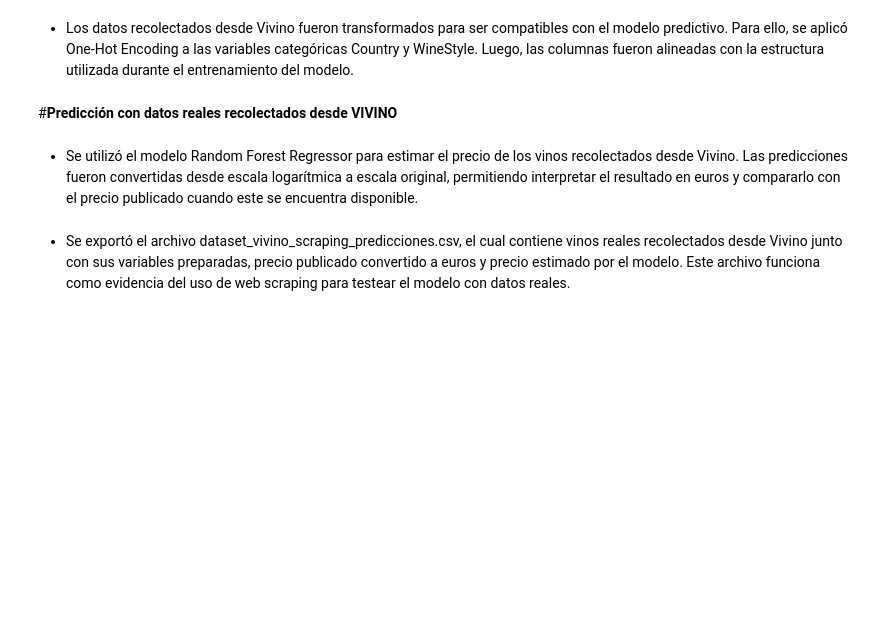
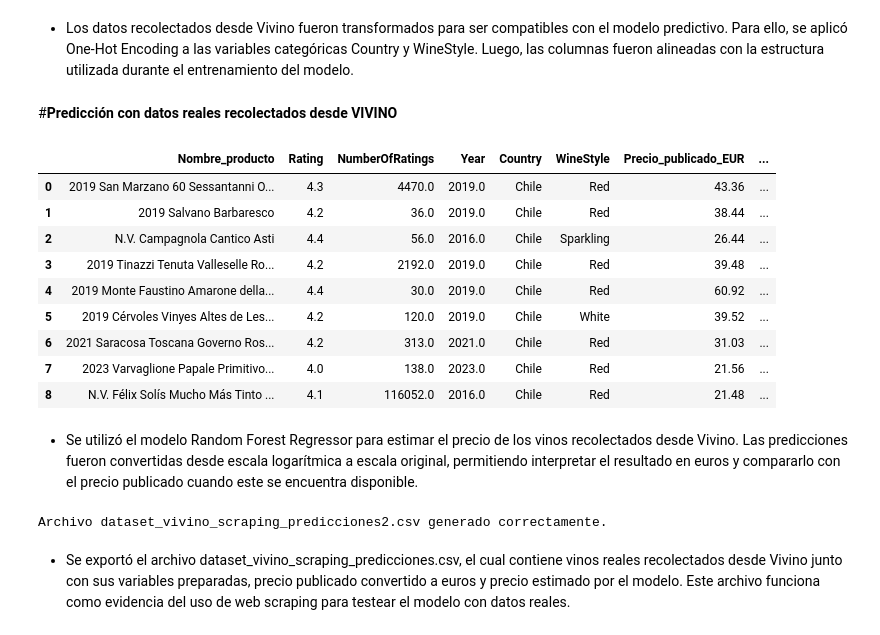
Before and after one commit to Danae-Munoz/Analisis_Data_Mineria-de-datos, a Jupyter notebook: Evaluación_3_Copia_Danae_Muñoz.ipynb, the cells around one changed output. Cells and saved outputs as stored; diff of their text form; code cells hidden in the pictures; blank space fills up the shorter version.

```diff
--- a/Evaluación_3_Copia_Danae_Muñoz.ipynb
+++ b/Evaluación_3_Copia_Danae_Muñoz.ipynb
@@ -1335,41 +1018,54 @@ Total de productos recolectados desde Vivino: 10
 # %% [markdown]
 #**Predicción con datos reales recolectados desde VIVINO**
 # %%
-# # Realizamos predicciones en escala logarítmica
-# predicciones_vivino_log = modelo_final.predict(datos_vivino_encoded)
+# Realizamos predicciones en escala logarítmica
+predicciones_vivino_log = modelo_final.predict(datos_vivino_encoded)
 
-# # Convertimos las predicciones desde escala logarítmica a escala original
-# predicciones_vivino_eur = np.expm1(predicciones_vivino_log)
+# Convertimos las predicciones desde escala logarítmica a escala original
+predicciones_vivino_eur = np.expm1(predicciones_vivino_log)
 
-# # Evitamos posibles valores negativos
-# predicciones_vivino_eur = np.maximum(predicciones_vivino_eur, 0)
+# Evitamos posibles valores negativos
+predicciones_vivino_eur = np.maximum(predicciones_vivino_eur, 0)
 
-# # Agregamos la predicción al dataset externo preparado
-# df_vivino_preparado["Precio_estimado_modelo_EUR"] = predicciones_vivino_eur
+# Agregamos la predicción al dataset externo preparado
+df_vivino_preparado["Precio_estimado_modelo_EUR"] = predicciones_vivino_eur
 
-# # Calculamos la diferencia entre precio publicado y precio estimado cuando exista precio publicado
-# df_vivino_preparado["Diferencia_EUR"] = abs(
-#     df_vivino_preparado["Precio_publicado_EUR"] - df_vivino_preparado["Precio_estimado_modelo_EUR"]
-# )
+# Calculamos la diferencia entre precio publicado y precio estimado cuando exista precio publicado
+df_vivino_preparado["Diferencia_EUR"] = abs(
+    df_vivino_preparado["Precio_publicado_EUR"] - df_vivino_preparado["Precio_estimado_modelo_EUR"]
+)
 
-# # Visualizamos resultados principales
-# df_vivino_preparado[[
-#     "Nombre_producto",
-#     "Rating",
-#     "NumberOfRatings",
-#     "Year",
-#     "Country",
-#     "WineStyle",
-#     "Precio_publicado_EUR",
-#     "Precio_estimado_modelo_EUR",
-#     "Diferencia_EUR"
-# ]].head(10)
+# Visualizamos resultados principales
+df_vivino_preparado[[
+    "Nombre_producto",
+    "Rating",
+    "NumberOfRatings",
+    "Year",
+    "Country",
+    "WineStyle",
+    "Precio_publicado_EUR",
+    "Precio_estimado_modelo_EUR",
+    "Diferencia_EUR"
+]].head(10)
+# %% [output]
+|  | Nombre_producto | Rating | NumberOfRatings | Year | Country | WineStyle | Precio_publicado_EUR | ... |
+| 0 | 2019 San Marzano 60 Sessantanni O... | 4.3 | 4470.0 | 2019.0 | Chile | Red | 43.36 | ... |
+| 1 | 2019 Salvano Barbaresco | 4.2 | 36.0 | 2019.0 | Chile | Red | 38.44 | ... |
+| 2 | N.V. Campagnola Cantico Asti | 4.4 | 56.0 | 2016.0 | Chile | Sparkling | 26.44 | ... |
+| 3 | 2019 Tinazzi Tenuta Valleselle Ro... | 4.2 | 2192.0 | 2019.0 | Chile | Red | 39.48 | ... |
+| 4 | 2019 Monte Faustino Amarone della... | 4.4 | 30.0 | 2019.0 | Chile | Red | 60.92 | ... |
+| 5 | 2019 Cérvoles Vinyes Altes de Les... | 4.2 | 120.0 | 2019.0 | Chile | White | 39.52 | ... |
+| 6 | 2021 Saracosa Toscana Governo Ros... | 4.2 | 313.0 | 2021.0 | Chile | Red | 31.03 | ... |
+| 7 | 2023 Varvaglione Papale Primitivo... | 4.0 | 138.0 | 2023.0 | Chile | Red | 21.56 | ... |
+| 8 | N.V. Félix Solís Mucho Más Tinto ... | 4.1 | 116052.0 | 2016.0 | Chile | Red | 21.48 | ... |
 # %% [markdown]
 * Se utilizó el modelo Random Forest Regressor para estimar el precio de los vinos recolectados desde Vivino. Las predicciones fueron convertidas desde escala logarítmica a escala original, permitiendo interpretar el resultado en euros y compararlo con el precio publicado cuando este se encuentra disponible.
 # %%
-# # Exportamos el dataset externo recolectado desde Vivino con sus predicciones
-# df_vivino_preparado.to_csv("dataset_vivino_scraping_predicciones.csv", index=False)
+# Exportamos el dataset externo recolectado desde Vivino con sus predicciones
+df_vivino_preparado.to_csv("dataset_vivino_scraping_predicciones.csv", index=False)
 
-# print("Archivo dataset_vivino_scraping_predicciones2.csv generado correctamente.")
+print("Archivo dataset_vivino_scraping_predicciones2.csv generado correctamente.")
+# %% [output]
+Archivo dataset_vivino_scraping_predicciones2.csv generado correctamente.
 # %% [markdown]
 * Se exportó el archivo dataset_vivino_scraping_predicciones.csv, el cual contiene vinos reales recolectados desde Vivino junto con sus variables preparadas, precio publicado convertido a euros y precio estimado por el modelo. Este archivo funciona como evidencia del uso de web scraping para testear el modelo con datos reales.
```
Also changed, not shown: parts of 35 cells of this notebook.
